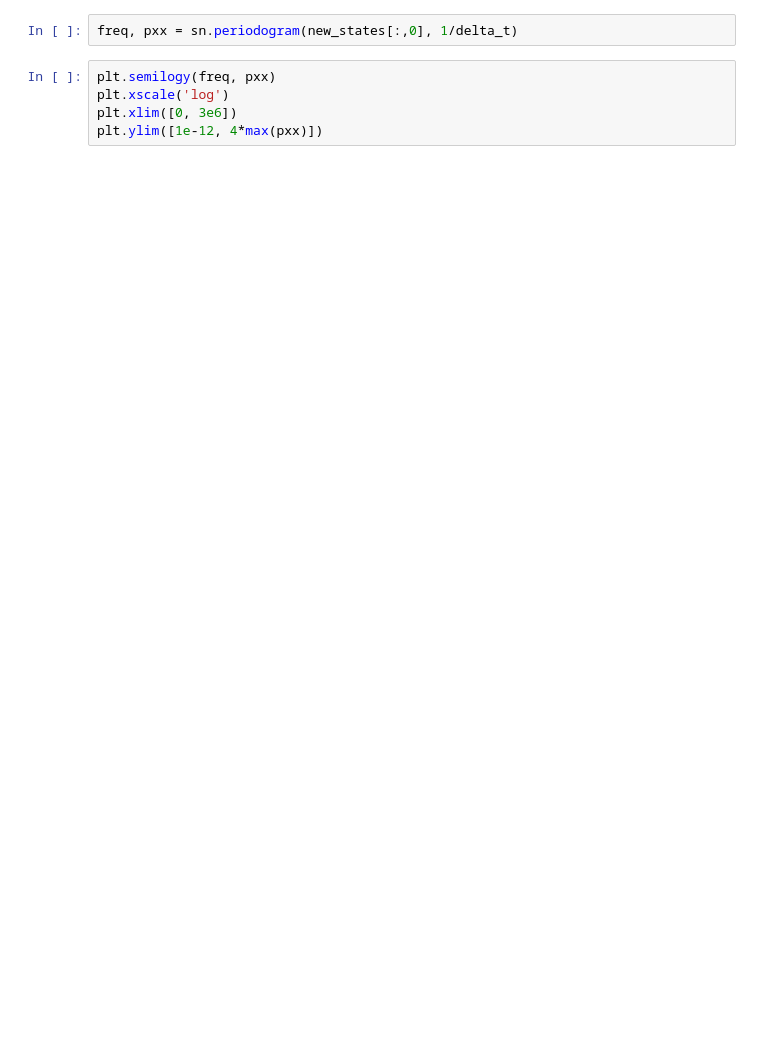
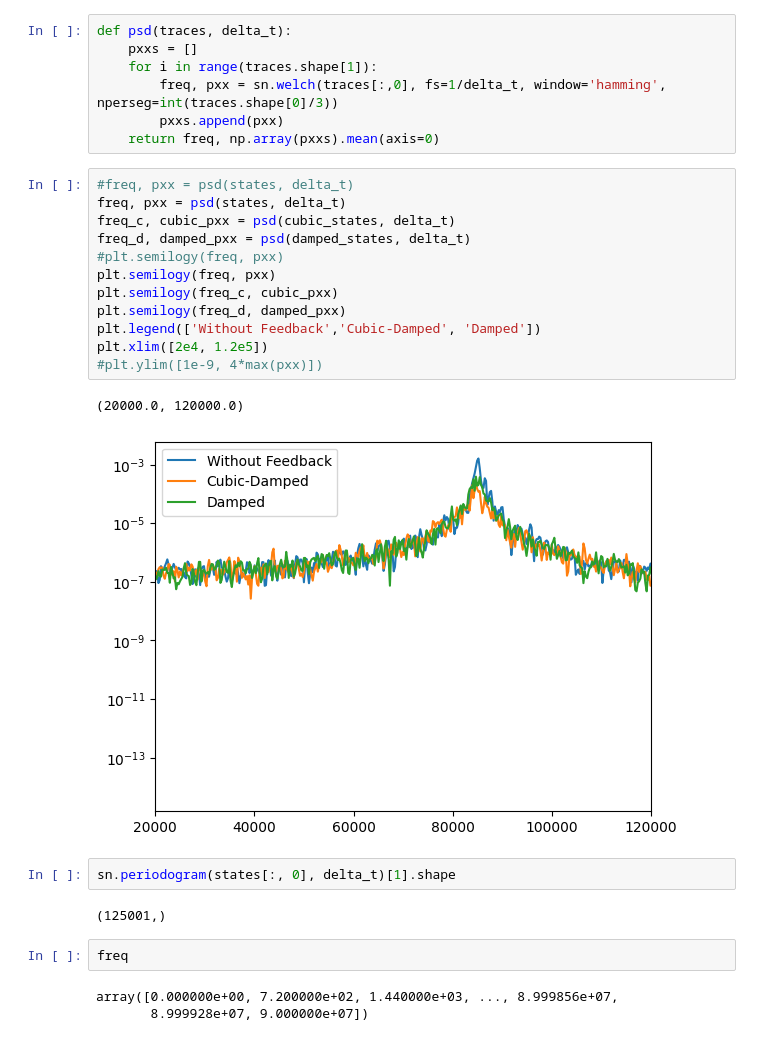
Before and after one commit to QuantumAdventures/non-linearity-experiment, a Jupyter notebook: notebooks/1. Simulation Dynamics.ipynb, the cells around one changed output. Drawn from its saved outputs; the diff is of its cells as text; blank space fills up the shorter version.

```diff
--- a/notebooks/1. Simulation Dynamics.ipynb
+++ b/notebooks/1. Simulation Dynamics.ipynb
@@ -46,7 +73,31 @@ plt.show()
 # %%
-freq, pxx = sn.periodogram(new_states[:,0], 1/delta_t)
+def psd(traces, delta_t):
+    pxxs = []
+    for i in range(traces.shape[1]):
+        freq, pxx = sn.welch(traces[:,0], fs=1/delta_t, window='hamming', nperseg=int(traces.shape[0]/3))
+        pxxs.append(pxx)
+    return freq, np.array(pxxs).mean(axis=0)
 # %%
+#freq, pxx = psd(states, delta_t)
+freq, pxx = psd(states, delta_t)
+freq_c, cubic_pxx = psd(cubic_states, delta_t)
+freq_d, damped_pxx = psd(damped_states, delta_t)
+#plt.semilogy(freq, pxx)
 plt.semilogy(freq, pxx)
-plt.xscale('log')
-plt.xlim([0, 3e6])
-plt.ylim([1e-12, 4*max(pxx)])
+plt.semilogy(freq_c, cubic_pxx)
+plt.semilogy(freq_d, damped_pxx)
+plt.legend(['Without Feedback','Cubic-Damped', 'Damped'])
+plt.xlim([2e4, 1.2e5])
+#plt.ylim([1e-9, 4*max(pxx)])
+# %% [output]
+(20000.0, 120000.0)
+[figure, added]
+# %%
+sn.periodogram(states[:, 0], delta_t)[1].shape
+# %% [output]
+(125001,)
+# %%
+freq
+# %% [output]
+array([0.000000e+00, 7.200000e+02, 1.440000e+03, ..., 8.999856e+07,
+       8.999928e+07, 9.000000e+07])
```
Also changed, not shown: parts of 13 cells of this notebook, 14 other files.
